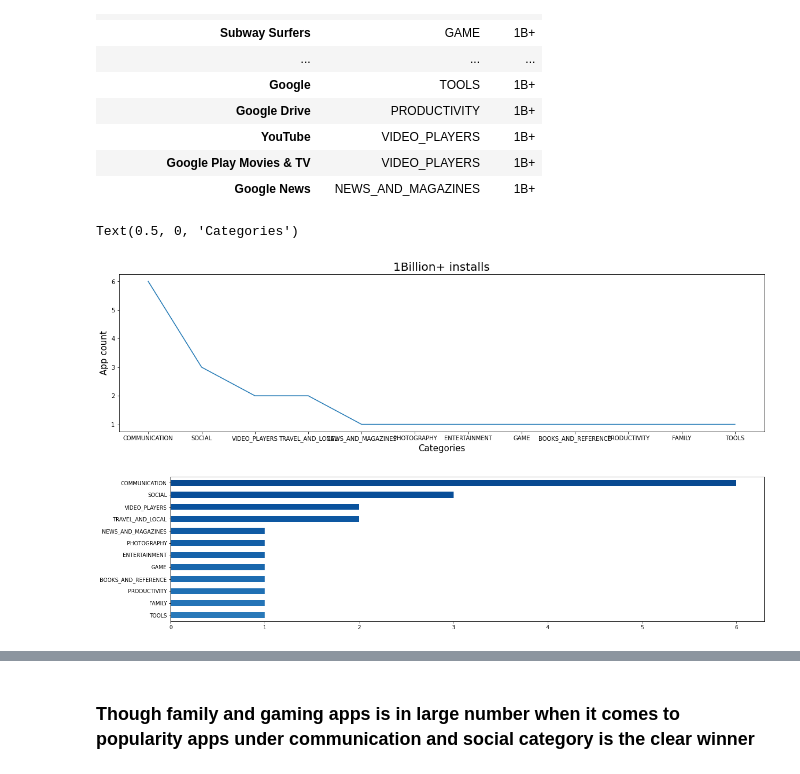
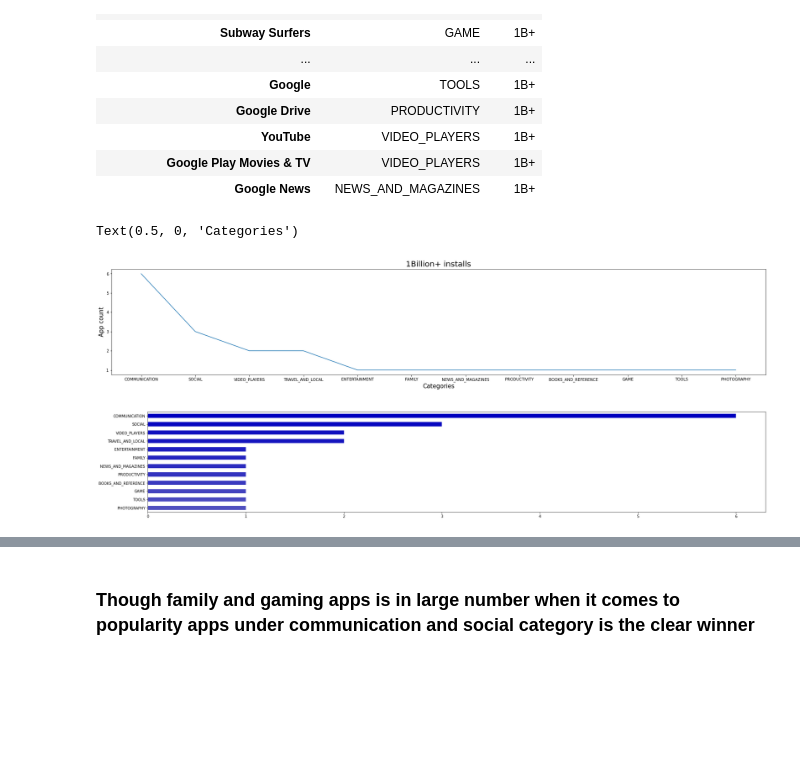
Before and after one commit to Selva-Subramanian/Playstore-Apps-Review-Analysis, a Jupyter notebook: Playstore_Apps_Review_Analysis.ipynb, the cells around one changed output, grey strips where cells are left out. Drawn from its saved outputs; the diff is of its cells as text; code cells hidden in the pictures; blank space fills up the shorter version.

```diff
--- a/Playstore_Apps_Review_Analysis.ipynb
+++ b/Playstore_Apps_Review_Analysis.ipynb
@@ -244,12 +241,12 @@ df_game = df1[df1['Category']=='GAME']
 df_game_genre = df_game['Genres'].value_counts()
 df_game_genre_top = df_game_genre[df_game['Genres'].value_counts()>20]
 # %%
-df1['Genres'].replace('Adventure;Action & Adventure','Combinations',inplace=True)
-df1['Genres'].replace('Action;Action & Adventure','Combinations',inplace=True)
-df1['Genres'].replace('Casual;Brain Games','Combinations',inplace=True)
-df1['Genres'].replace('Casual;Creativity','Combinations',inplace=True)
+df['Genres'].replace('Adventure;Action & Adventure','Combinations',inplace=True)
+df['Genres'].replace('Action;Action & Adventure','Combinations',inplace=True)
+df['Genres'].replace('Casual;Brain Games','Combinations',inplace=True)
+df['Genres'].replace('Casual;Creativity','Combinations',inplace=True)
 
-df1['Genres'].replace('Casual;Pretend Play','Combinations',inplace=True)
-df1['Genres'].replace('Simulation;Education','Combinations',inplace=True)
-df1['Genres'].replace('Simulation;Action & Adventure','Combinations',inplace=True)
-df1['Genres'].replace('Casual;Action & Adventure','Combinations',inplace=True)
+df['Genres'].replace('Casual;Pretend Play','Combinations',inplace=True)
+df['Genres'].replace('Simulation;Education','Combinations',inplace=True)
+df['Genres'].replace('Simulation;Action & Adventure','Combinations',inplace=True)
+df['Genres'].replace('Casual;Action & Adventure','Combinations',inplace=True)
@@ -256,6 +270,7 @@ df1['Genres'].replace('Casual;Action & Adventure','Combinations',inplace=True)
 # %%
-plt.rcParams['figure.figsize'] = (15,3)
-df_game_genre_top.plot(kind='bar',color=my_colors)
+plt.rcParams['figure.figsize'] = (20,5)
+colours = [cmap(i) for i in list(np.linspace(0.7,0.1,13))]
+df_game_genre_top.plot(kind='bar',color=colours)
 plt.title('Top genres on Game category',fontsize=20)
 plt.ylabel('App count',fontsize=15)
 plt.xlabel('Genres',fontsize=15)
@@ -265,5 +280,5 @@ Text(0.5, 0, 'Genres')
 # %%
-df_1B = df1[df1['Installs']=='1,000,000,000+']
+df_1B = df[df['Installs']=='1,000,000,000+']
 _1B = df_1B['App'].unique()
 _1B
 # %% [output]
@@ -275,9 +290,9 @@ array(['Google Play Books', 'Messenger – Text and Video Chat for Free',
        'Google', 'Google Drive', 'YouTube', 'Google Play Movies & TV',
        'Google News'], dtype=object)
 # %%
-df_1Billion = df1[df1['App']=='Google Play Books']
+df_1Billion = df[df['App']=='Google Play Books']
 for i in _1B:
-  df_B = df1[df1['App']==i]
+  df_B = df[df['App']==i]
   df_1Billion = pd.concat([df_1Billion,df_B],axis=0)
 # %%
 df_1Billion.drop(['Reviews','Last Updated'],axis=1,inplace=True)
@@ -326,21 +341,19 @@ df_1Billion.set_index('App')
 | Google Play Movies & TV | VIDEO_PLAYERS | 1B+ |
 | Google News | NEWS_AND_MAGAZINES | 1B+ |
 # %%
-plt.rcParams['figure.figsize'] = (20,5)
+plt.rcParams['figure.figsize'] = (30,5)
 sns.lineplot(data=df_1Billion['Category'].value_counts())
 plt.title('1Billion+ installs',fontsize=20)
 plt.ylabel('App count',fontsize=15)
 plt.xlabel('Categories',fontsize=15)
 # %% [output]
 Text(0.5, 0, 'Categories')
-[figure, old version]
+[figure, new version]
 # %%
-cmap = plt.get_cmap('Blues')
-colour = [cmap(i) for i in list(np.linspace(0.9,0.1))]
-df_1Billion['Category'].value_counts().plot(kind='barh',color=colour)
+df_1Billion['Category'].value_counts().plot(kind='barh',color=my_colors)
 plt.gca().invert_yaxis()
 # %% [output]
-[figure, old version]
+[figure, new version]
 # %%
 df_1Billion = df_1Billion['Category'].value_counts().reset_index()
 df_1Billion
```
Also changed, not shown: parts of 65 cells of this notebook.
